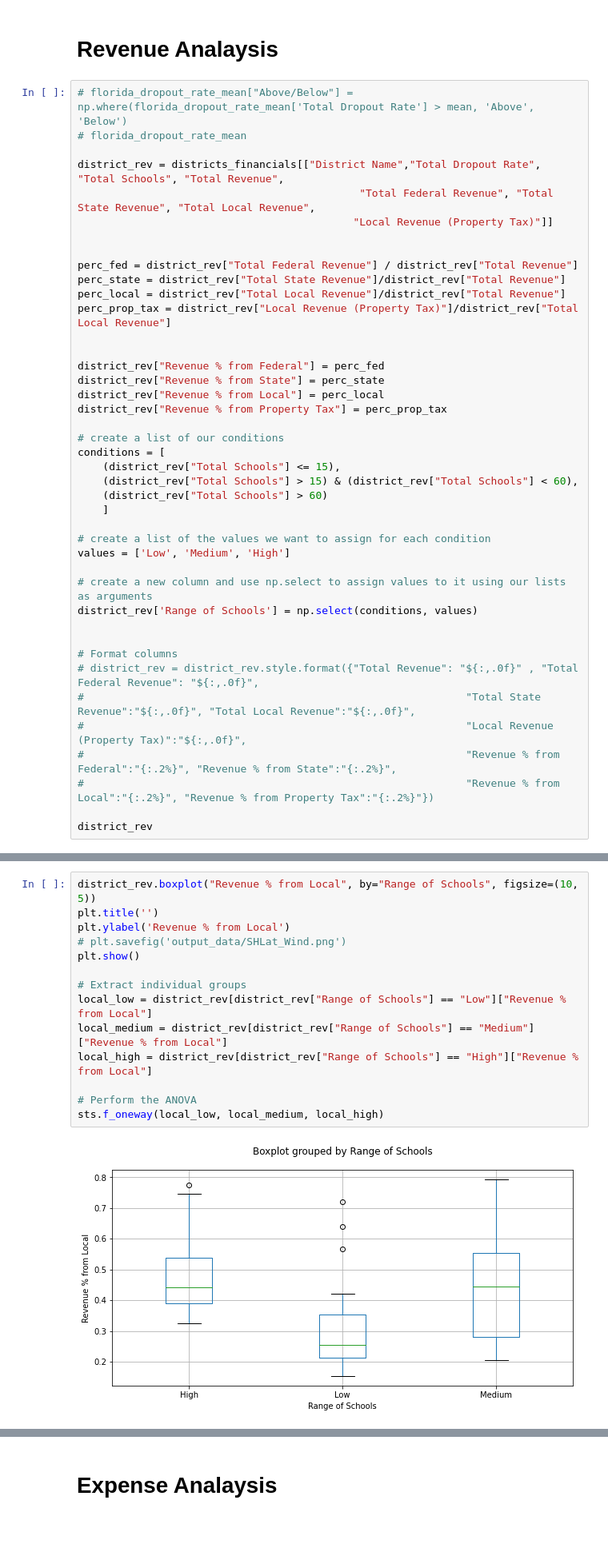
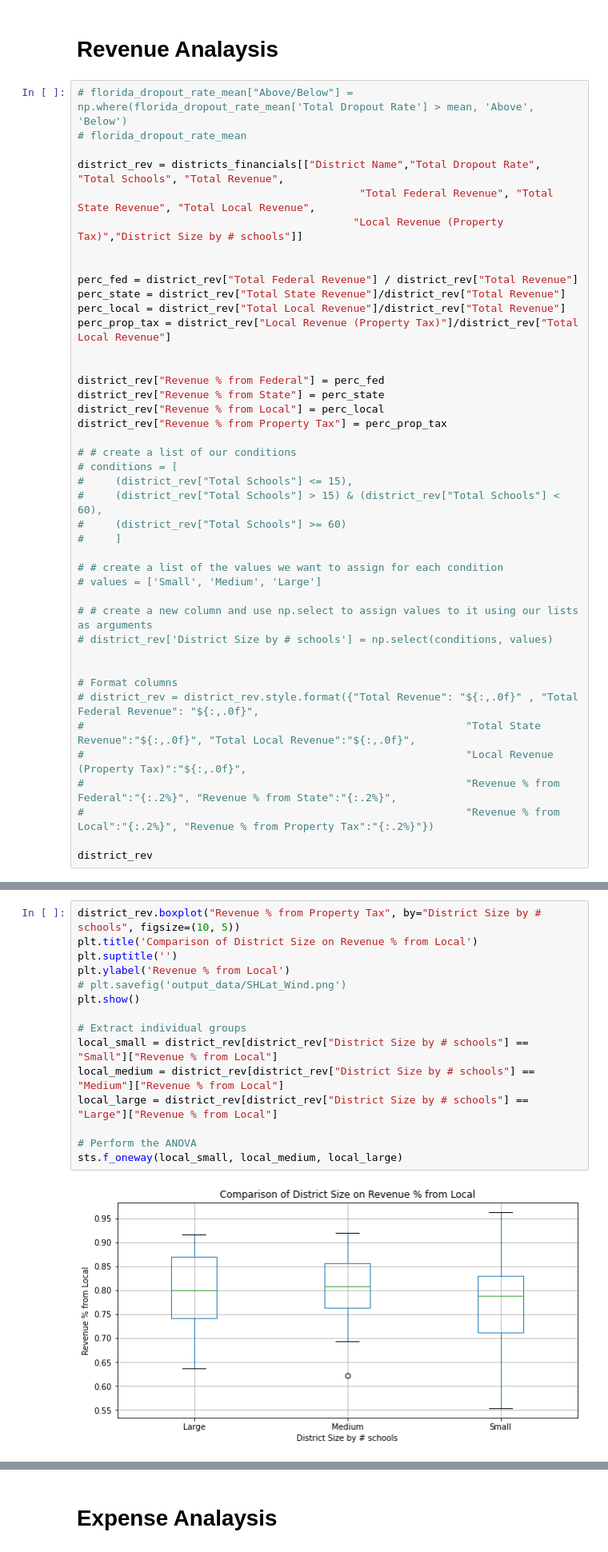
Before and after one commit to jjwilliams11/project1, a Jupyter notebook: Education_Dropout/FL_Education_Dropout_JJ.ipynb, the cells around one changed output, grey strips where cells are left out. Shown: that part at 80% size. Drawn from its saved outputs; the diff is of its cells as text; blank space fills up the shorter version.

Commit message:
Revenue & Expense Analysis close, needed deeper dive on a few

```diff
--- a/Education_Dropout/FL_Education_Dropout_JJ.ipynb
+++ b/Education_Dropout/FL_Education_Dropout_JJ.ipynb
@@ -474,7 +385,7 @@ high_number_schools = districts_financials.loc[districts_financials["Total Schoo
 
 district_rev = districts_financials[["District Name","Total Dropout Rate", "Total Schools", "Total Revenue",
                                              "Total Federal Revenue", "Total State Revenue", "Total Local Revenue",
-                                            "Local Revenue (Property Tax)"]]
+                                            "Local Revenue (Property Tax)","District Size by # schools"]]
 
 
 perc_fed = district_rev["Total Federal Revenue"] / district_rev["Total Revenue"]
@@ -488,18 +399,18 @@ district_rev["Revenue % from State"] = perc_state
 district_rev["Revenue % from Local"] = perc_local
 district_rev["Revenue % from Property Tax"] = perc_prop_tax
 
-# create a list of our conditions
-conditions = [
-    (district_rev["Total Schools"] <= 15),
-    (district_rev["Total Schools"] > 15) & (district_rev["Total Schools"] < 60),
-    (district_rev["Total Schools"] > 60)
-    ]
+# # create a list of our conditions
+# conditions = [
+#     (district_rev["Total Schools"] <= 15),
+#     (district_rev["Total Schools"] > 15) & (district_rev["Total Schools"] < 60),
+#     (district_rev["Total Schools"] >= 60)
+#     ]
 
-# create a list of the values we want to assign for each condition
-values = ['Low', 'Medium', 'High']
+# # create a list of the values we want to assign for each condition
+# values = ['Small', 'Medium', 'Large']
 
-# create a new column and use np.select to assign values to it using our lists as arguments
-district_rev['Range of Schools'] = np.select(conditions, values)
+# # create a new column and use np.select to assign values to it using our lists as arguments
+# district_rev['District Size by # schools'] = np.select(conditions, values)
 
 
 # Format columns
@@ -595,19 +495,20 @@ sts.f_oneway(prop_low, prop_medium, prop_high)
 F_onewayResult(statistic=1.0679880820873249, pvalue=0.34983892943620387)
 # %%
-district_rev.boxplot("Revenue % from Local", by="Range of Schools", figsize=(10, 5))
-plt.title('')
+district_rev.boxplot("Revenue % from Property Tax", by="District Size by # schools", figsize=(10, 5))
+plt.title('Comparison of District Size on Revenue % from Local')
+plt.suptitle('')
 plt.ylabel('Revenue % from Local')
 # plt.savefig('output_data/SHLat_Wind.png')
 plt.show()
 
 # Extract individual groups
-local_low = district_rev[district_rev["Range of Schools"] == "Low"]["Revenue % from Local"]
-local_medium = district_rev[district_rev["Range of Schools"] == "Medium"]["Revenue % from Local"]
-local_high = district_rev[district_rev["Range of Schools"] == "High"]["Revenue % from Local"]
+local_small = district_rev[district_rev["District Size by # schools"] == "Small"]["Revenue % from Local"]
+local_medium = district_rev[district_rev["District Size by # schools"] == "Medium"]["Revenue % from Local"]
+local_large = district_rev[district_rev["District Size by # schools"] == "Large"]["Revenue % from Local"]
 
 # Perform the ANOVA
-sts.f_oneway(local_low, local_medium, local_high)
+sts.f_oneway(local_small, local_medium, local_large)
 # %% [output]
-[figure, old version]
+[figure, new version]
 F_onewayResult(statistic=7.053878113457476, pvalue=0.0017204348786358814)
 # %%
```
Also changed, not shown: parts of 55 cells of this notebook, 2 other files.
